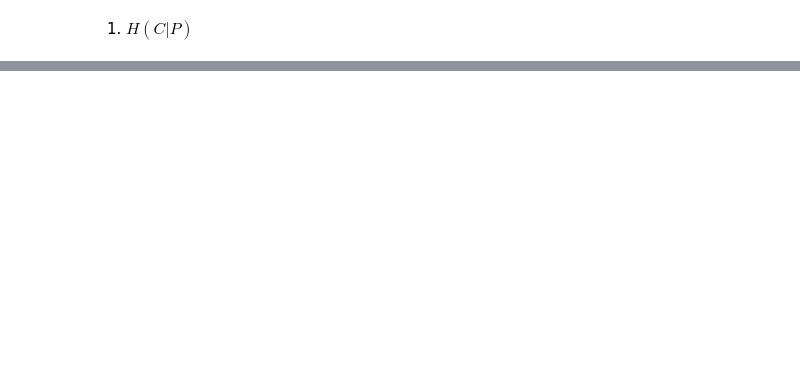
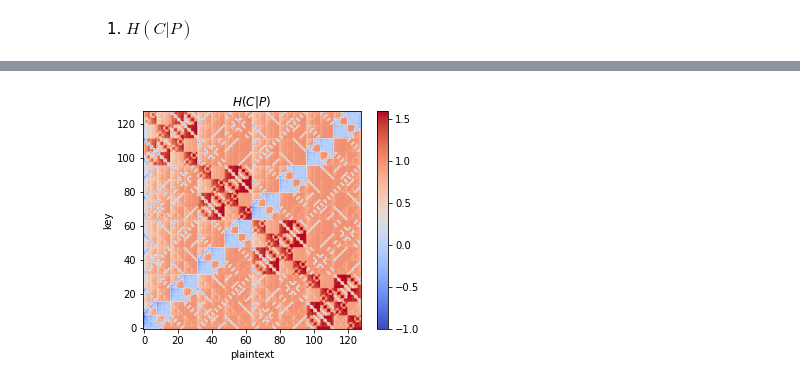
Before and after one commit to Jim137/Entropy, a Jupyter notebook: entropy_of_encrypted.ipynb, the cells around one changed output, grey strips where cells are left out. Saved outputs shown, nothing was run; the diff lists cells and outputs as text; code cells hidden in the pictures; blank space fills up the shorter version.

```diff
--- a/entropy_of_encrypted.ipynb
+++ b/entropy_of_encrypted.ipynb
@@ -266,0 +291,25 @@ $$
+# %%
+entropy_cipher_n = []
+for i in range(128):
+    ei = []
+    for j in range(128):
+        ei.append(entropy(cn[i][j]))
+    entropy_cipher_n.append(ei)
+# %%
+h_cp_n = []
+for i in range(128):
+    h_cp_i = []
+    for j in range(128):
+        h_cp_i.append(entropy_cipher_n[i][j]-mi_cp_n[i][j])
+    h_cp_n.append(h_cp_i)
+# %%
+fig, ax = plt.subplots()
+im = ax.imshow(h_cp_n, origin='lower', cmap='coolwarm')
+ax.set_xlabel('plaintext')
+ax.set_ylabel('key')
+fig.colorbar(im)
+
+ax.set_title(r'$H(C|P)$')
+plt.show()
+# %% [output]
+[figure, added]
```
Also changed, not shown: parts of 14 cells of this notebook.
